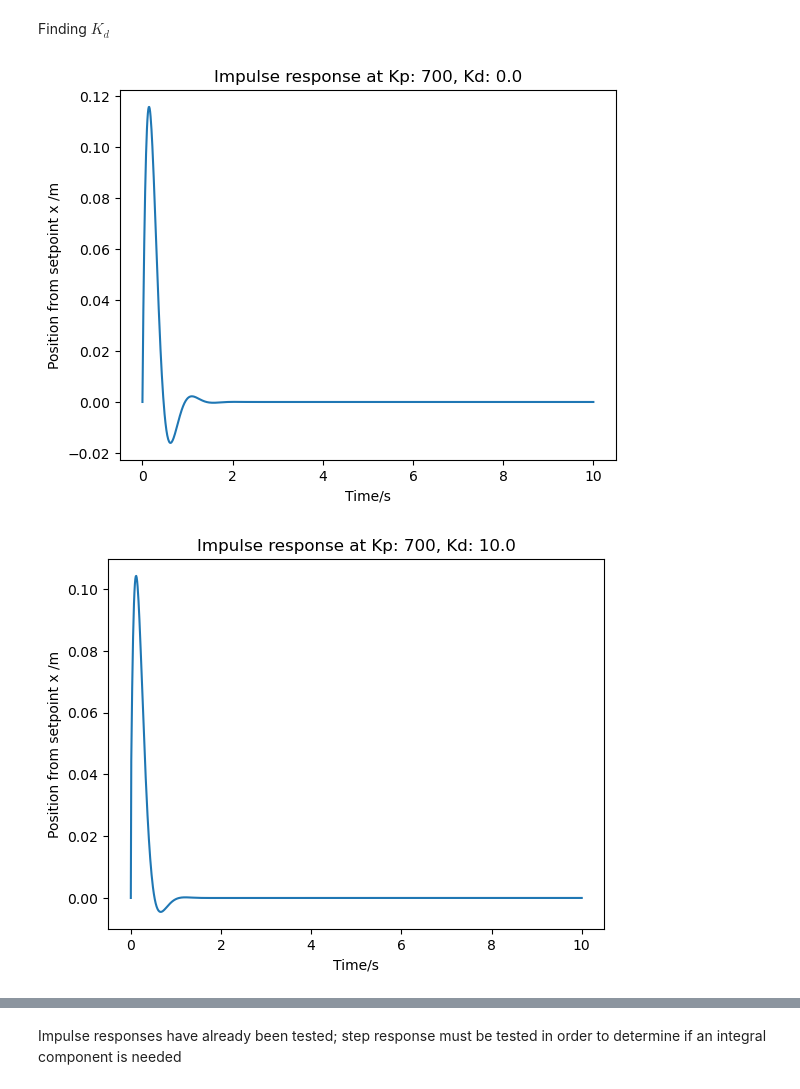
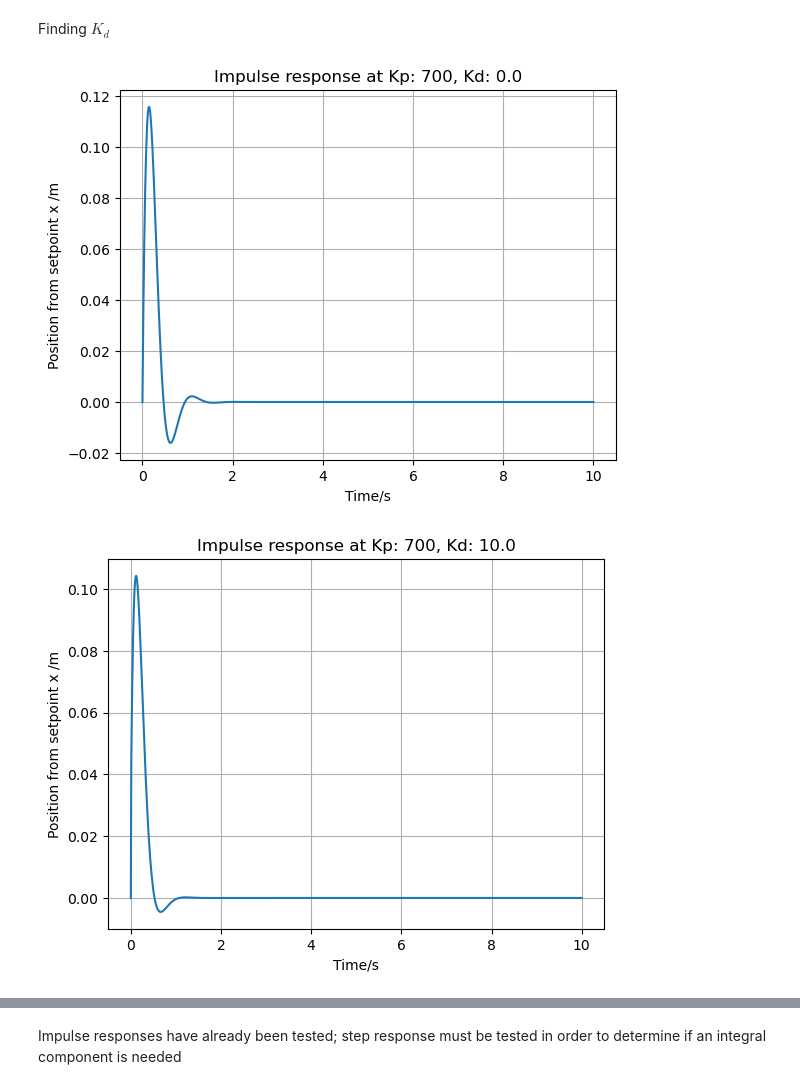
Before and after one commit to Klau05QUB/ELE2038-Coursework, a Jupyter notebook: PID_Controller.ipynb, the cells around one changed output, grey strips where cells are left out. Drawn from its saved outputs; the diff is of its cells as text; code cells hidden in the pictures.

```diff
--- a/PID_Controller.ipynb
+++ b/PID_Controller.ipynb
@@ -70,5 +72,6 @@ for Kp in [n for n in np.linspace(0,1000,11)]:
     plt.title(f"Impulse response at Kp: {Kp}")
     plt.xlabel("Time/s")
     plt.ylabel("Position from setpoint x /m")
+    plt.grid()
     plt.show()
 # %% [output]
@@ -86,24 +89,25 @@ Finding $K_d$
 # %%
 #Finding stable Kd's
 
 Kp = 700
 Kd = 0
 Ki = 0
 
 for Kd in [n for n in np.linspace(0,100,11)]:
 
   Gc = Kp + Ki/s + Kd*s
   Gload = ctrl.feedback(Gme*Gc, Gs)
 
   poles = ctrl.poles(Gload)
 
   if all(pole.real < 0 for pole in poles):
     time,xs = ctrl.impulse_response(Gload, timepts=np.linspace(0, 10, 1000))
     plt.plot(time, xs*0.01)
     plt.title(f"Impulse response at Kp: {Kp}, Kd: {Kd}")
     plt.xlabel("Time/s")
     plt.ylabel("Position from setpoint x /m")
+    plt.grid()
     plt.show()
 # %% [output]
-[figure, old version]
+[figure, new version]
-[figure, old version]
+[figure, new version]
```
Also changed, not shown: parts of 11 cells of this notebook, 6 other files.
